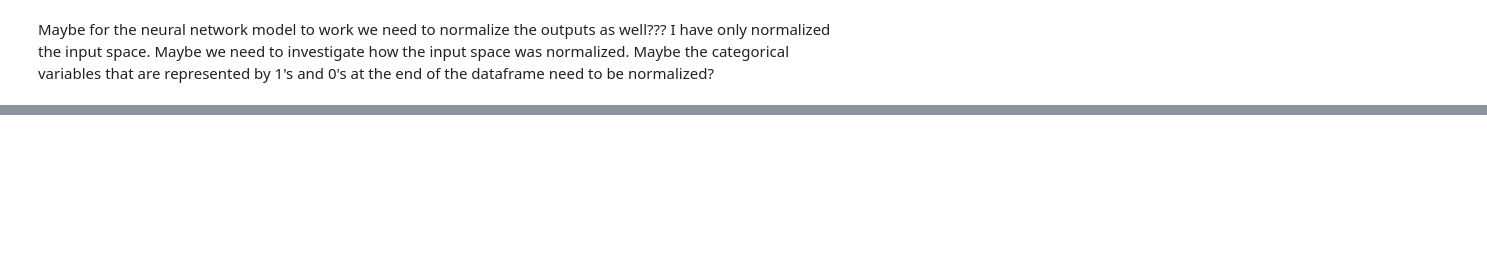
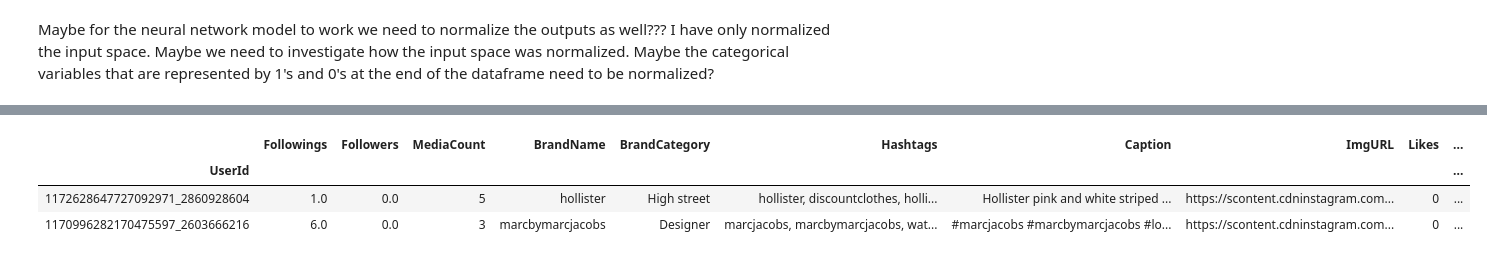
Before and after one commit to simirajpal/Data_Science_Project, a Jupyter notebook: Data-Science-Project.ipynb, the cells around one changed output, grey strips where cells are left out. Saved outputs shown, nothing was run; the diff lists cells and outputs as text; code cells hidden in the pictures; blank space fills up the shorter version.

```diff
--- a/Data-Science-Project.ipynb
+++ b/Data-Science-Project.ipynb
@@ -189,0 +205,4 @@ Maybe for the neural network model to work we need to normalize the outputs as w
+# %%
+data_ver2 = pd.concat([data, brand_category], sort = False, axis = 1)
+data_ver2['LikesToFollowers'] = data_ver2['Likes'] / data_ver2['Followers']
+data_ver2.head()
@@ -189,0 +217,8 @@ Maybe for the neural network model to work we need to normalize the outputs as w
+# %%
+data_test = data_ver2[data_ver2['LikesToFollowers'].isnull()]
+data_test.head()
+# %% [output]
+|  | Followings | Followers | MediaCount | BrandName | BrandCategory | Hashtags | Caption | ImgURL | Likes | ... |
+| UserId |  |  |  |  |  |  |  |  |  | ... |
+| 1172628647727092971_2860928604 | 1.0 | 0.0 | 5 | hollister | High street | hollister, discountclothes, holli... | Hollister pink and white striped ... | https://scontent.cdninstagram.com... | 0 | ... |
+| 1170996282170475597_2603666216 | 6.0 | 0.0 | 3 | marcbymarcjacobs | Designer | marcjacobs, marcbymarcjacobs, wat... | #marcjacobs #marcbymarcjacobs #lo... | https://scontent.cdninstagram.com... | 0 | ... |
```
Also changed, not shown: parts of 18 cells of this notebook.
